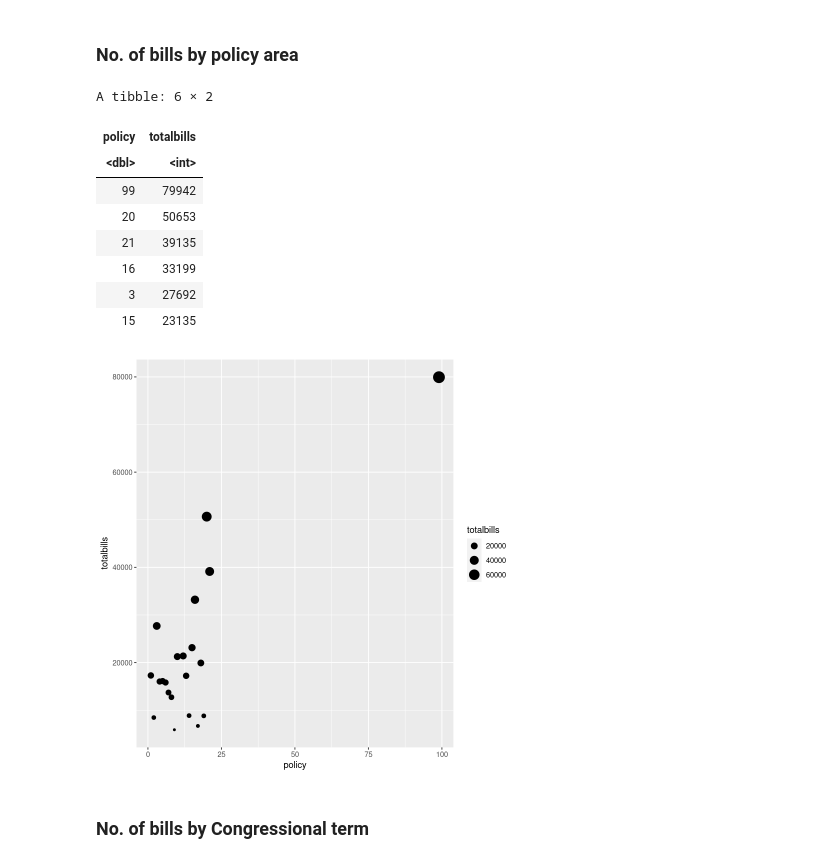
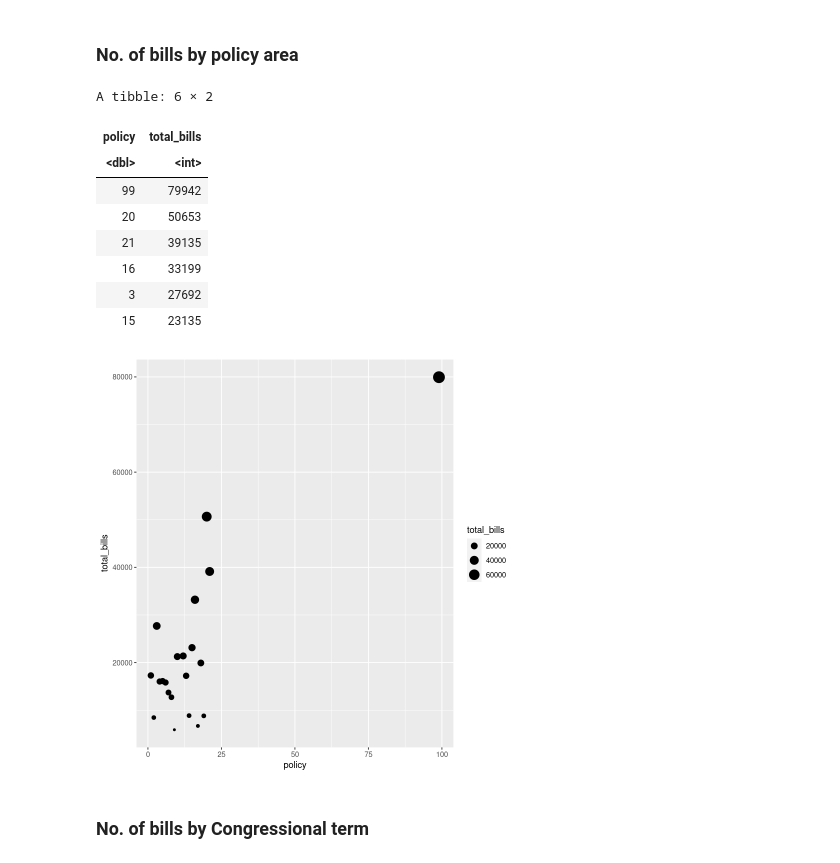
Before and after one commit to pallabee/EDA-for-Text-using-R, a Jupyter notebook: Inspecting_data.ipynb, the cells around one changed output. Drawn from its saved outputs; the diff is of its cells as text; code cells hidden in the pictures.

```diff
--- a/Inspecting_data.ipynb
+++ b/Inspecting_data.ipynb
@@ -116,13 +116,13 @@ ggplot(df2_year,aes(x=year, y=totalbills)) + geom_line()
 df2_policy <- df2 %>%
     select(policy,bill_no) %>%
     count(policy,sort=TRUE) %>%
-    rename(totalbills = n) %>%
+    rename(total_bills = n) %>%
     na.omit
 # %%
 head(df2_policy)
 # %% [output]
 A tibble: 6 × 2
-| policy | totalbills |
+| policy | total_bills |
 | <dbl> | <int> |
 | 99 | 79942 |
 | 20 | 50653 |
@@ -131,9 +131,9 @@ A tibble: 6 × 2
 | 3 | 27692 |
 | 15 | 23135 |
 # %%
-ggplot(df2_policy,aes(x=policy, y=totalbills)) + geom_point(aes(size=totalbills))
+ggplot(df2_policy,aes(x=policy, y=total_bills)) + geom_point(aes(size=total_bills))
 # %% [output]
-[figure, old version]
+[figure, new version]
 # %% [markdown]
 ### No. of bills by Congressional term
 # %%
```
Also changed, not shown: parts of 11 cells of this notebook.
